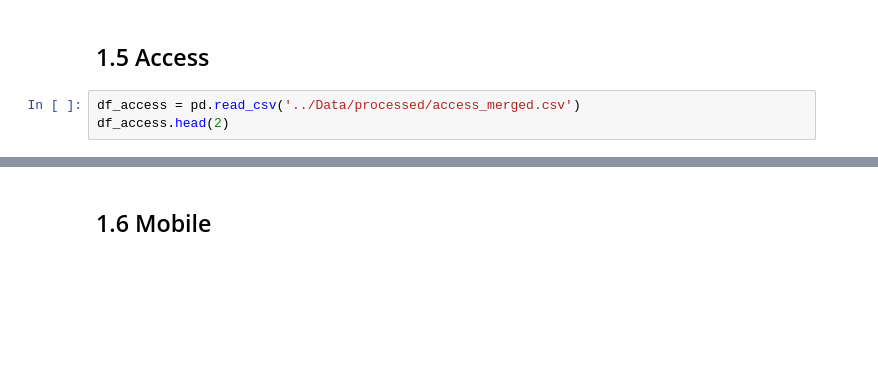
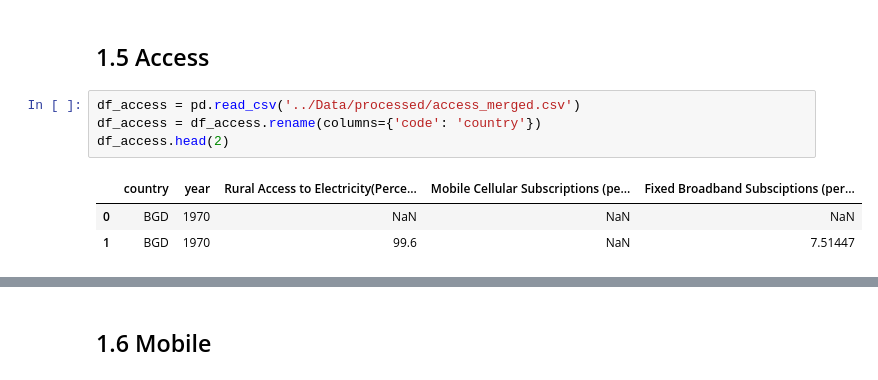
Before and after one commit to Graspp-25-Spring/graspp_2025s_fintech, a Jupyter notebook: notebooks/Milestone_2.ipynb, the cells around one changed output, grey strips where cells are left out. Saved outputs shown, nothing was run; the diff lists cells and outputs as text; blank space fills up the shorter version.

```diff
--- a/notebooks/Milestone_2.ipynb
+++ b/notebooks/Milestone_2.ipynb
@@ -120,6 +128,11 @@ basic_stats(df_staple)
 ## 1.5 Access
 # %%
 df_access = pd.read_csv('../Data/processed/access_merged.csv')
+df_access = df_access.rename(columns={'code': 'country'})
 df_access.head(2)
+# %% [output]
+|  | country | year | Rural Access to Electricity(Perce... | Mobile Cellular Subscriptions (pe... | Fixed Broadband Subsciptions (per... |
+| 0 | BGD | 1970 | NaN | NaN | NaN |
+| 1 | BGD | 1970 | 99.6 | NaN | 7.51447 |
 # %%
 basic_stats(df_access)
```
Also changed, not shown: parts of 4 cells of this notebook.
